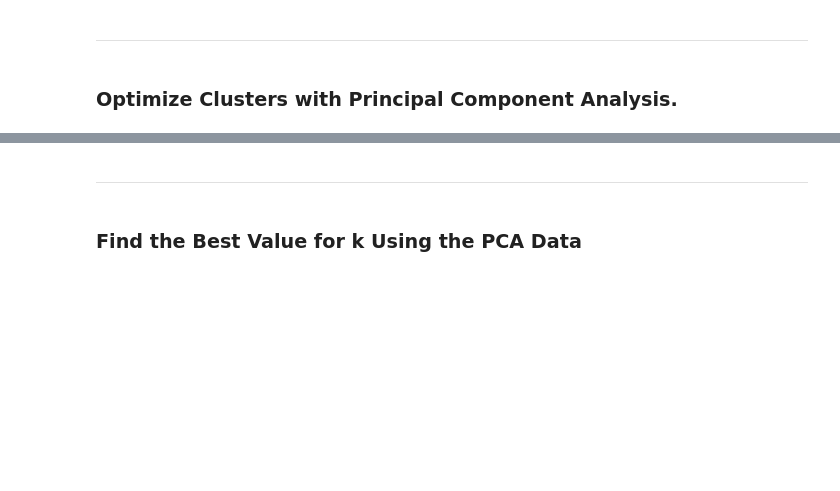
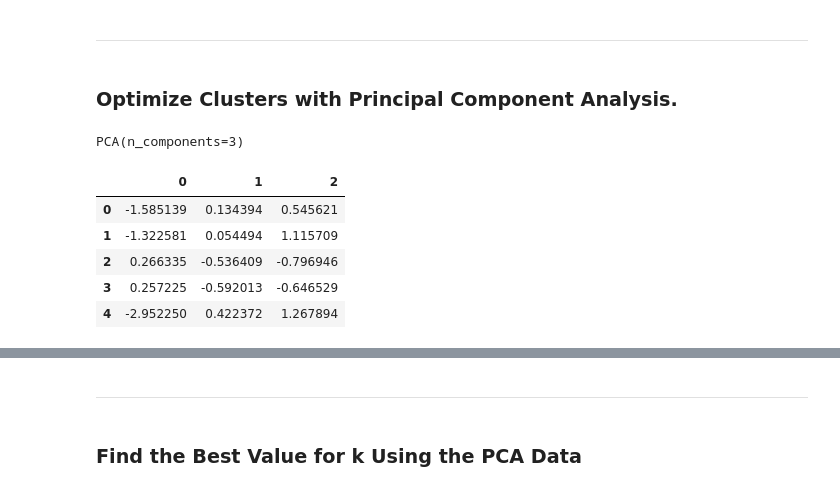
Before and after one commit to wallago-caite/CryptoClustering, a Jupyter notebook: Starter_Code/Crypto_Clustering.ipynb, the cells around one changed output, grey strips where cells are left out. Drawn from its saved outputs; the diff is of its cells as text; code cells hidden in the pictures; blank space fills up the shorter version.

```diff
--- a/Starter_Code/Crypto_Clustering.ipynb
+++ b/Starter_Code/Crypto_Clustering.ipynb
@@ -228,11 +267,24 @@ elbow_df.hvplot.line(x = "k", y= "inertia", title = "elbow curve", xticks = k)
 ### Optimize Clusters with Principal Component Analysis.
 # %%
 # Create a PCA model instance and set `n_components=3`.
+pca = PCA(n_components=3)
+
+pca
+# %% [output]
+PCA(n_components=3)
 # %%
-# Use the PCA model with `fit_transform` to reduce to
-# three principal components.
+# Use the PCA model with `fit_transform` to reduce to three principal components.
+df_pca = pd.DataFrame(pca.fit_transform(df_cluster_prediction))
 
 # View the first five rows of the DataFrame.
+df_pca.head(5)
+# %% [output]
+|  | 0 | 1 | 2 |
+| 0 | -1.585139 | 0.134394 | 0.545621 |
+| 1 | -1.322581 | 0.054494 | 1.115709 |
+| 2 | 0.266335 | -0.536409 | -0.796946 |
+| 3 | 0.257225 | -0.592013 | -0.646529 |
+| 4 | -2.952250 | 0.422372 | 1.267894 |
 # %%
 # Retrieve the explained variance to determine how much information
 # can be attributed to each principal component.
```
Also changed, not shown: parts of 16 cells of this notebook.
